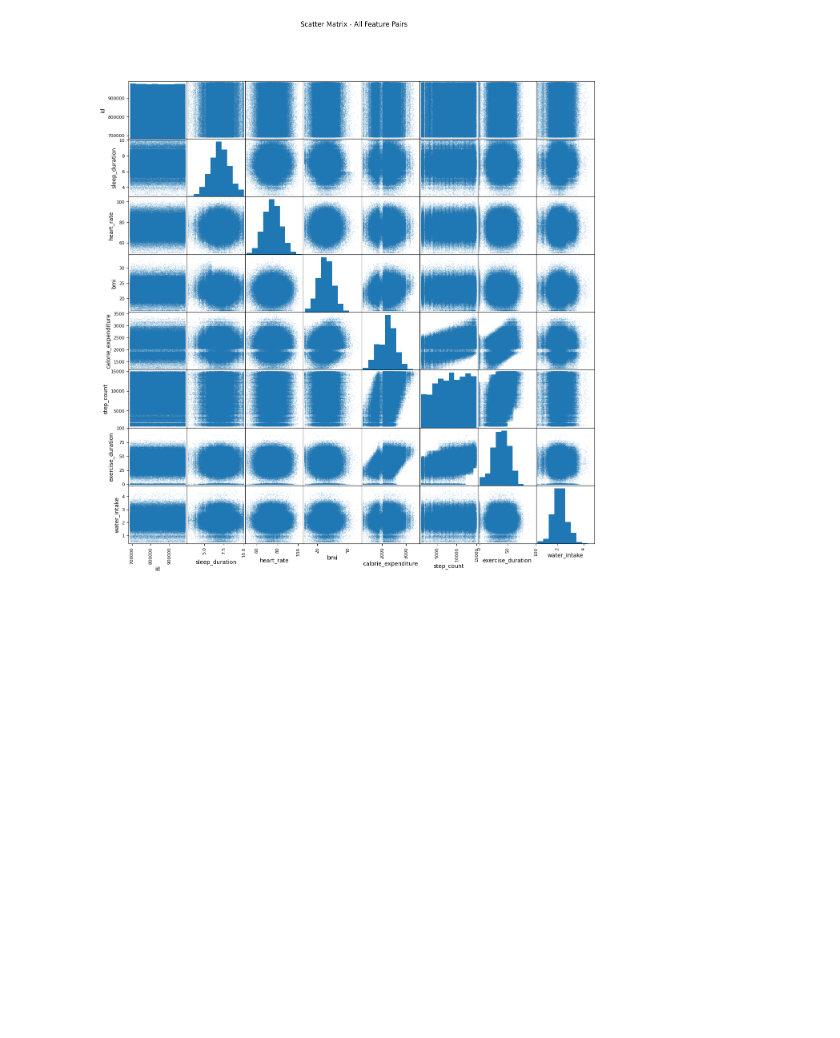
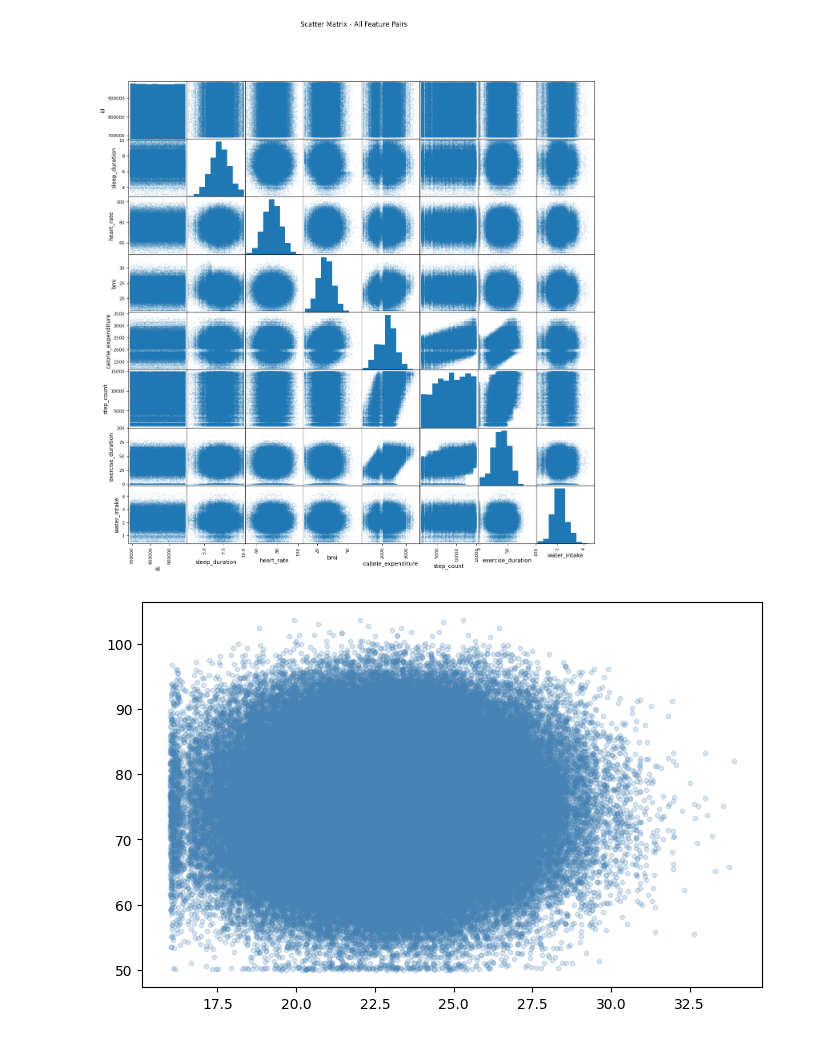
Before and after one commit to TinyHaitch/Kaggle-Notebook, a Jupyter notebook: student-health-issue.ipynb, the cells around one changed output. Saved outputs shown, nothing was run; the diff lists cells and outputs as text; code cells hidden in the pictures; blank space fills up the shorter version.

```diff
--- a/student-health-issue.ipynb
+++ b/student-health-issue.ipynb
@@ -160,3 +160,9 @@ plt.show()
 # %% [output]
 [figure]
 [figure]
+# %%
+fig, ax1 =  plt.subplots(figsize=(8, 5))
+ax1.scatter(data['bmi'], data['heart_rate'], s=10, alpha=0.2, color='steelblue')
+plt.show()
+# %% [output]
+[figure, added]
```
